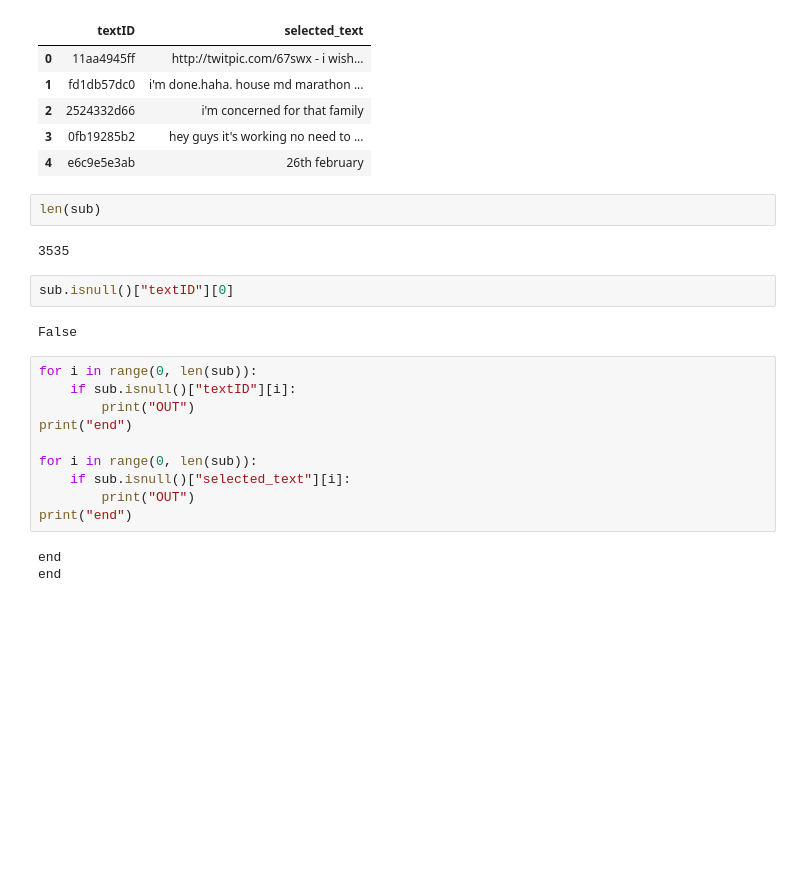
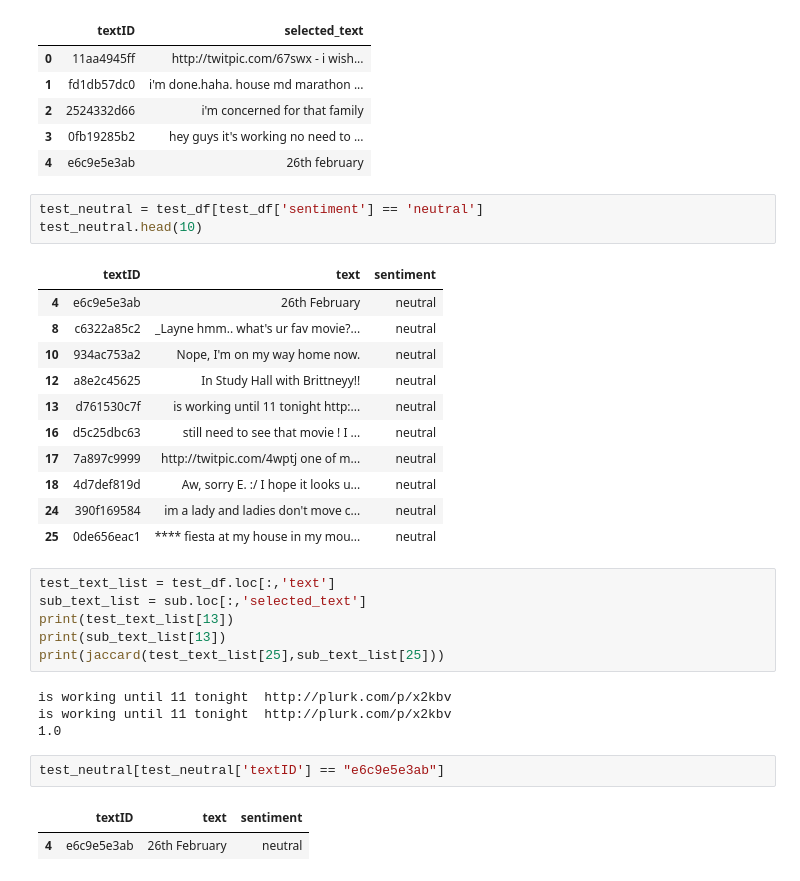
Before and after one commit to ShinAnase/Tweet_Sentiment_Extraction, a Jupyter notebook: work/execute_learning.ipynb, the cells around one changed output. Saved outputs shown, nothing was run; the diff lists cells and outputs as text; blank space fills up the shorter version.

```diff
--- a/work/execute_learning.ipynb
+++ b/work/execute_learning.ipynb
@@ -159,24 +247,33 @@ sub.head()
 | 2 | 2524332d66 | i'm concerned for that family |
 | 3 | 0fb19285b2 | hey guys it's working no need to ... |
 | 4 | e6c9e5e3ab | 26th february |
-# %%
-len(sub)
-# %% [output]
-3535
-# %%
-sub.isnull()["textID"][0]
-# %% [output]
-False
-# %%
-for i in range(0, len(sub)):
-    if sub.isnull()["textID"][i]:
-        print("OUT")
-print("end")
-
-for i in range(0, len(sub)):
-    if sub.isnull()["selected_text"][i]:
-        print("OUT")
-print("end")
-# %% [output]
-end
-end
+# %%
+test_neutral = test_df[test_df['sentiment'] == 'neutral']
+test_neutral.head(10)
+# %% [output]
+|  | textID | text | sentiment |
+| 4 | e6c9e5e3ab | 26th February | neutral |
+| 8 | c6322a85c2 | _Layne hmm.. what's ur fav movie?... | neutral |
+| 10 | 934ac753a2 | Nope, I'm on my way home now. | neutral |
+| 12 | a8e2c45625 | In Study Hall with Brittneyy!! | neutral |
+| 13 | d761530c7f | is working until 11 tonight http:... | neutral |
+| 16 | d5c25dbc63 | still need to see that movie ! I ... | neutral |
+| 17 | 7a897c9999 | http://twitpic.com/4wptj one of m... | neutral |
+| 18 | 4d7def819d | Aw, sorry E. :/ I hope it looks u... | neutral |
+| 24 | 390f169584 | im a lady and ladies don't move c... | neutral |
+| 25 | 0de656eac1 | **** fiesta at my house in my mou... | neutral |
+# %%
+test_text_list = test_df.loc[:,'text']
+sub_text_list = sub.loc[:,'selected_text']
+print(test_text_list[13])
+print(sub_text_list[13])
+print(jaccard(test_text_list[25],sub_text_list[25]))
+# %% [output]
+is working until 11 tonight  http://plurk.com/p/x2kbv
+is working until 11 tonight  http://plurk.com/p/x2kbv
+1.0
+# %%
+test_neutral[test_neutral['textID'] == "e6c9e5e3ab"]
+# %% [output]
+|  | textID | text | sentiment |
+| 4 | e6c9e5e3ab | 26th February | neutral |
```
Also changed, not shown: parts of 20 cells of this notebook, 2 other files.
